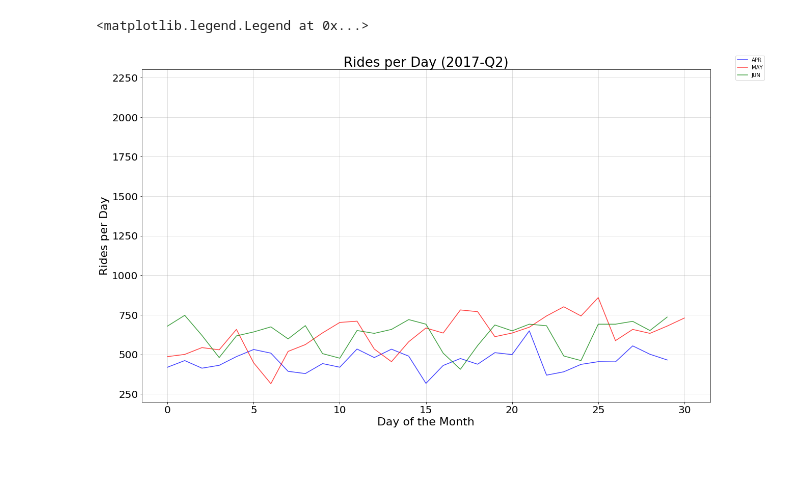
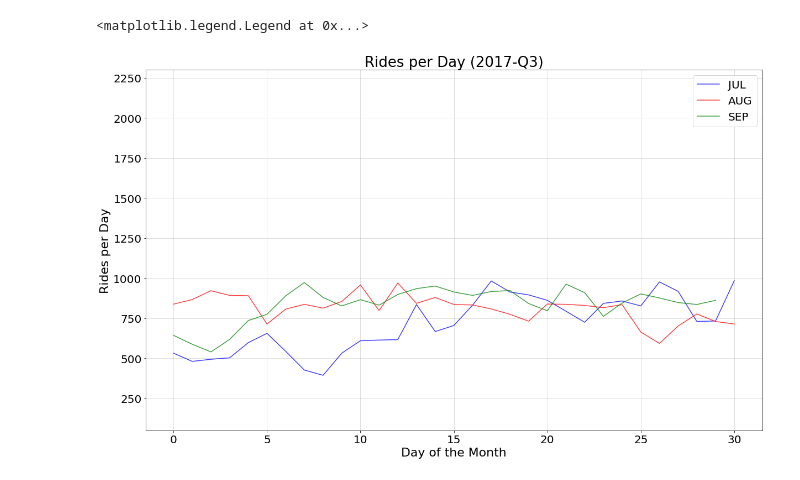
Before and after one commit to sqweets/Project1-LA-Bike_Share, a Jupyter notebook: Project_One_RidesPerDayAndMonth.ipynb, the cells around one changed output. Cells and saved outputs as stored; diff of their text form; code cells hidden in the pictures.

```diff
--- a/Project_One_RidesPerDayAndMonth.ipynb
+++ b/Project_One_RidesPerDayAndMonth.ipynb
@@ -222,57 +254,58 @@ plt.legend(bbox_to_anchor=(1.1, 1.05))
 # Show plot
 plt.show()
 # %%
-######## QUARTER 2 2017 ########
+######## QUARTER 3 2017 ########
 ######## RIDES PER DAY ########
 
 # Convert date/time strings to datetime objects
-ride_17_Q2_df['start_time'] = pd.to_datetime(ride_17_Q2_df['start_time'], format='%m/%d/%y %H:%M')
+ride_17_Q3_df['start_time'] = pd.to_datetime(ride_17_Q3_df['start_time'], format='%m/%d/%y %H:%M')
 
 # Add Year, Month, and Day columns
-ride_17_Q2_df['Year'] = ride_17_Q2_df['start_time'].dt.year
-ride_17_Q2_df['Month'] = ride_17_Q2_df['start_time'].dt.month
-ride_17_Q2_df['Day'] = ride_17_Q2_df['start_time'].dt.day
+ride_17_Q3_df['Year'] = ride_17_Q3_df['start_time'].dt.year
+ride_17_Q3_df['Month'] = ride_17_Q3_df['start_time'].dt.month
+ride_17_Q3_df['Day'] = ride_17_Q3_df['start_time'].dt.day
 
 # Trim other quarters
-ride_17_Q2_trim_df = ride_17_Q2_df[['start_time', 'Month', 'Day']]
+ride_17_Q3_trim_df = ride_17_Q3_df[['start_time', 'Month', 'Day']]
 
 # Group by month and day
-groupedby_month_day_17_Q2 = ride_17_Q2_trim_df.groupby(['Month', 'Day']).count()
+groupedby_month_day_17_Q3 = ride_17_Q3_trim_df.groupby(['Month', 'Day']).count()
 
 # Create dataframe and unstack to make months columns
-grouped_Q2_df = pd.DataFrame(groupedby_month_day_17_Q2)
+grouped_Q3_df = pd.DataFrame(groupedby_month_day_17_Q3)
 
 # Make Month columns
-unstacked_Q2_df = grouped_Q2_df.unstack(level=0)
+unstacked_Q3_df = grouped_Q3_df.unstack(level=0)
 
 # Get each months data
-month_4 = unstacked_Q2_df[('start_time', 4)]
-month_5 = unstacked_Q2_df[('start_time', 5)]
-month_6 = unstacked_Q2_df[('start_time', 6)]
+month_7 = unstacked_Q3_df[('start_time', 7)]
+month_8 = unstacked_Q3_df[('start_time', 8)]
+month_9 = unstacked_Q3_df[('start_time', 9)]
 
 x_axis = np.arange(0, 31)
 
-apr_handle = plt.plot(x_axis, month_4, c='blue', alpha=0.75, label="APR")
-may_handle = plt.plot(x_axis, month_5, c='red', alpha=0.75, label="MAY")
-jun_handle = plt.plot(x_axis, month_6, c='green', alpha=0.75, label="JUN")
-#change y axis limits
+# Set y axis limits
 axes = plt.gca()
-axes.set_ylim([200,2300])
+axes.set_ylim([50,2300])
+
+jul_handle = plt.plot(x_axis, month_7, c='blue', alpha=0.75, label="JUL")
+aug_handle = plt.plot(x_axis, month_8, c='red', alpha=0.75, label="AUG")
+sep_handle = plt.plot(x_axis, month_9, c='green', alpha=0.75, label="SEP")
 
 plt.grid(axis='both', alpha=0.5)
 plt.xlabel("Day of the Month", fontsize = 22)
 plt.ylabel("Rides per Day", fontsize = 22)
-plt.title('Rides per Day (2017-Q2)', fontsize = 26)
+plt.title('Rides per Day (2017-Q3)', fontsize = 26)
 
 plt.rcParams['figure.figsize'] = (20,12)
 
 plt.rc('xtick',labelsize=20)
 plt.rc('ytick',labelsize=20)
 
-plt.legend(bbox_to_anchor=(1.1, 1.05))
+plt.legend(loc='upper right', fontsize = 20)
 # %% [output]
 <matplotlib.legend.Legend at 0x...>
-[figure, old version]
+[figure, new version]
 # %%
 # Show plot
 plt.show()
```
Also changed, not shown: parts of 12 cells of this notebook, 2 other files.
